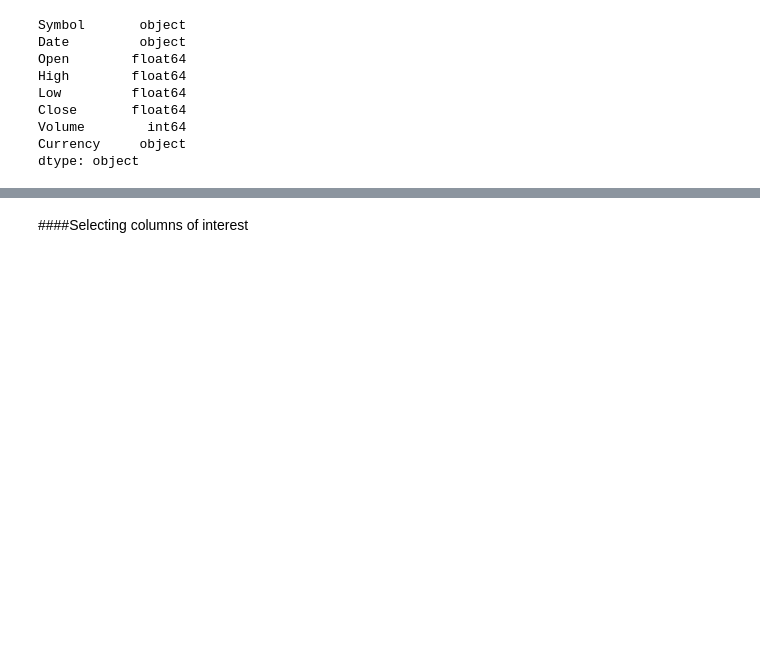
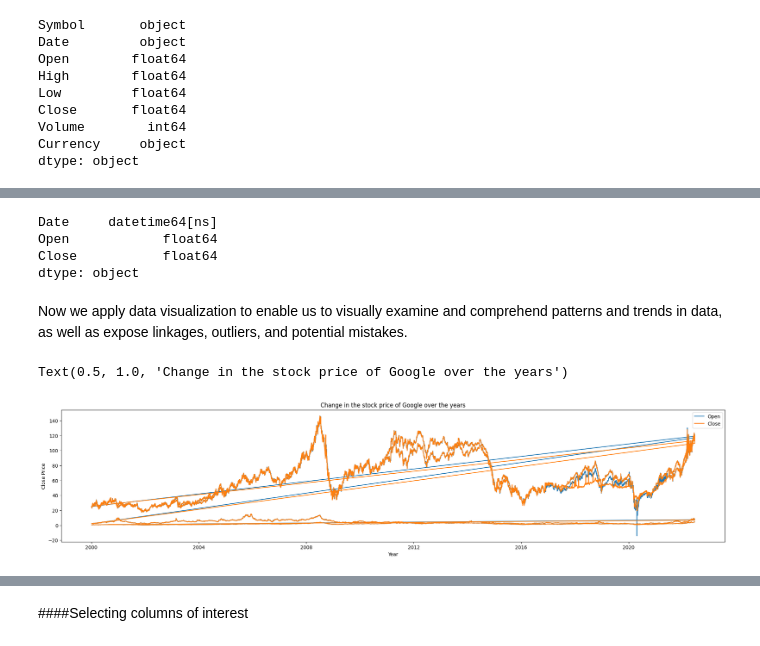
Before and after one commit to mofuoku417/anomaly-detection, a Jupyter notebook: Detecting_Anomalies_In_Crude_Oil_Prices_Using_Deep_Learning.ipynb, the cells around one changed output, grey strips where cells are left out. Drawn from its saved outputs; the diff is of its cells as text; code cells hidden in the pictures; blank space fills up the shorter version.

```diff
--- a/Detecting_Anomalies_In_Crude_Oil_Prices_Using_Deep_Learning.ipynb
+++ b/Detecting_Anomalies_In_Crude_Oil_Prices_Using_Deep_Learning.ipynb
@@ -69,0 +185,23 @@ df.tail(5)
+# %%
+#Selecting columns of interest
+df1 = df.drop(['High','Low', 'Volume', 'Currency', 'Symbol'], axis=1)
+# %%
+df1.dtypes
+# %% [output]
+Date     datetime64[ns]
+Open            float64
+Close           float64
+dtype: object
+# %% [markdown]
+Now we apply data visualization to enable us to visually examine and comprehend patterns and trends in data, as well as expose linkages, outliers, and potential mistakes.
+# %%
+plt.figure(figsize=(25,5))
+plt.plot(df1['Date'],df1['Open'], label='Open')
+plt.plot(df1['Date'],df1['Close'], label='Close')
+plt.xlabel('Year')
+plt.ylabel('Close Price')
+plt.legend()
+plt.title('Change in the stock price of Google over the years')
+# %% [output]
+Text(0.5, 1.0, 'Change in the stock price of Google over the years')
+[figure, added]
```
Also changed, not shown: parts of 28 cells of this notebook.
